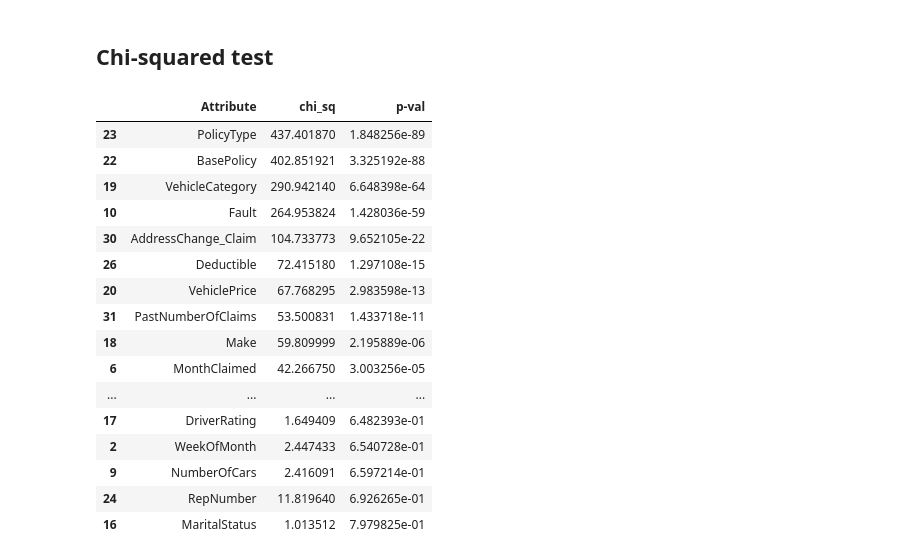
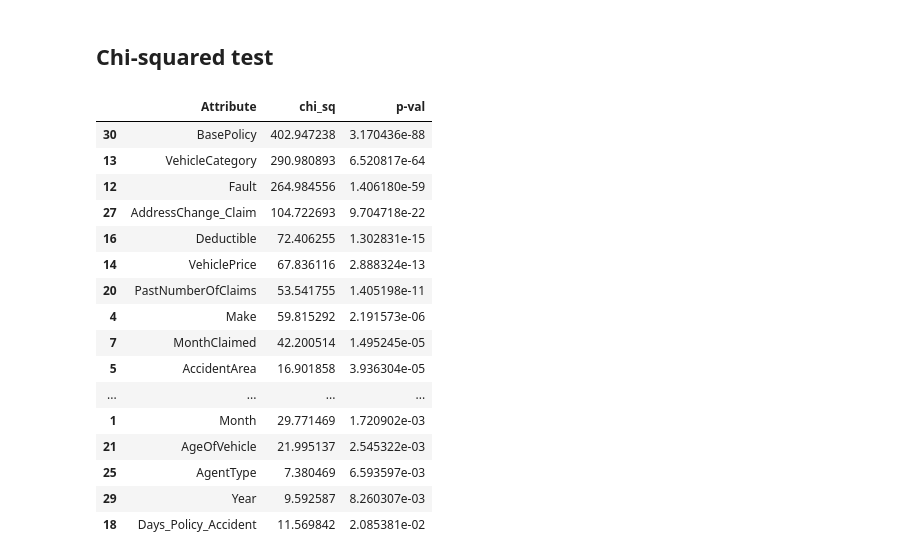
Before and after one commit to azywot/Mushroom-Classifier, a Jupyter notebook: preprocessed_scripts/data-analysis.ipynb, the cells around one changed output. Drawn from its saved outputs; the diff is of its cells as text; code cells hidden in the pictures.

```diff
--- a/preprocessed_scripts/data-analysis.ipynb
+++ b/preprocessed_scripts/data-analysis.ipynb
@@ -130,25 +132,30 @@ def get_chi_squared(X, Y) -> list():
 # X, Y -> explanatory/resopnse variable split
 X = df.drop('FraudFound_P',axis=1).copy()
 Y = df['FraudFound_P'].copy()
+# %%
+df_preprocessed = pd.read_csv('../Dataset/preprocessed_data/fraud_oracle_preprocessed_drop.csv')
+X2 = df_preprocessed.drop('FraudFound_P',axis=1).copy()
+Y2 = df_preprocessed['FraudFound_P'].copy()
 # %%
 # add to data analysis
-chi = get_chi_squared(X, Y)
-chi
+chi = get_chi_squared(X2, Y2)
+mask = chi['p-val'] <= 0.05
+chi[mask]
 # %% [output]
 |  | Attribute | chi_sq | p-val |
-| 23 | PolicyType | 437.401870 | 1.848256e-89 |
-| 22 | BasePolicy | 402.851921 | 3.325192e-88 |
-| 19 | VehicleCategory | 290.942140 | 6.648398e-64 |
-| 10 | Fault | 264.953824 | 1.428036e-59 |
-| 30 | AddressChange_Claim | 104.733773 | 9.652105e-22 |
-| 26 | Deductible | 72.415180 | 1.297108e-15 |
-| 20 | VehiclePrice | 67.768295 | 2.983598e-13 |
-| 31 | PastNumberOfClaims | 53.500831 | 1.433718e-11 |
-| 18 | Make | 59.809999 | 2.195889e-06 |
-| 6 | MonthClaimed | 42.266750 | 3.003256e-05 |
+| 30 | BasePolicy | 402.947238 | 3.170436e-88 |
+| 13 | VehicleCategory | 290.980893 | 6.520817e-64 |
+| 12 | Fault | 264.984556 | 1.406180e-59 |
+| 27 | AddressChange_Claim | 104.722693 | 9.704718e-22 |
+| 16 | Deductible | 72.406255 | 1.302831e-15 |
+| 14 | VehiclePrice | 67.836116 | 2.888324e-13 |
+| 20 | PastNumberOfClaims | 53.541755 | 1.405198e-11 |
+| 4 | Make | 59.815292 | 2.191573e-06 |
+| 7 | MonthClaimed | 42.200514 | 1.495245e-05 |
+| 5 | AccidentArea | 16.901858 | 3.936304e-05 |
 | ... | ... | ... | ... |
-| 17 | DriverRating | 1.649409 | 6.482393e-01 |
-| 2 | WeekOfMonth | 2.447433 | 6.540728e-01 |
-| 9 | NumberOfCars | 2.416091 | 6.597214e-01 |
-| 24 | RepNumber | 11.819640 | 6.926265e-01 |
-| 16 | MaritalStatus | 1.013512 | 7.979825e-01 |
+| 1 | Month | 29.771469 | 1.720902e-03 |
+| 21 | AgeOfVehicle | 21.995137 | 2.545322e-03 |
+| 25 | AgentType | 7.380469 | 6.593597e-03 |
+| 29 | Year | 9.592587 | 8.260307e-03 |
+| 18 | Days_Policy_Accident | 11.569842 | 2.085381e-02 |
```
Also changed, not shown: parts of 2 cells of this notebook, 1 other file.
